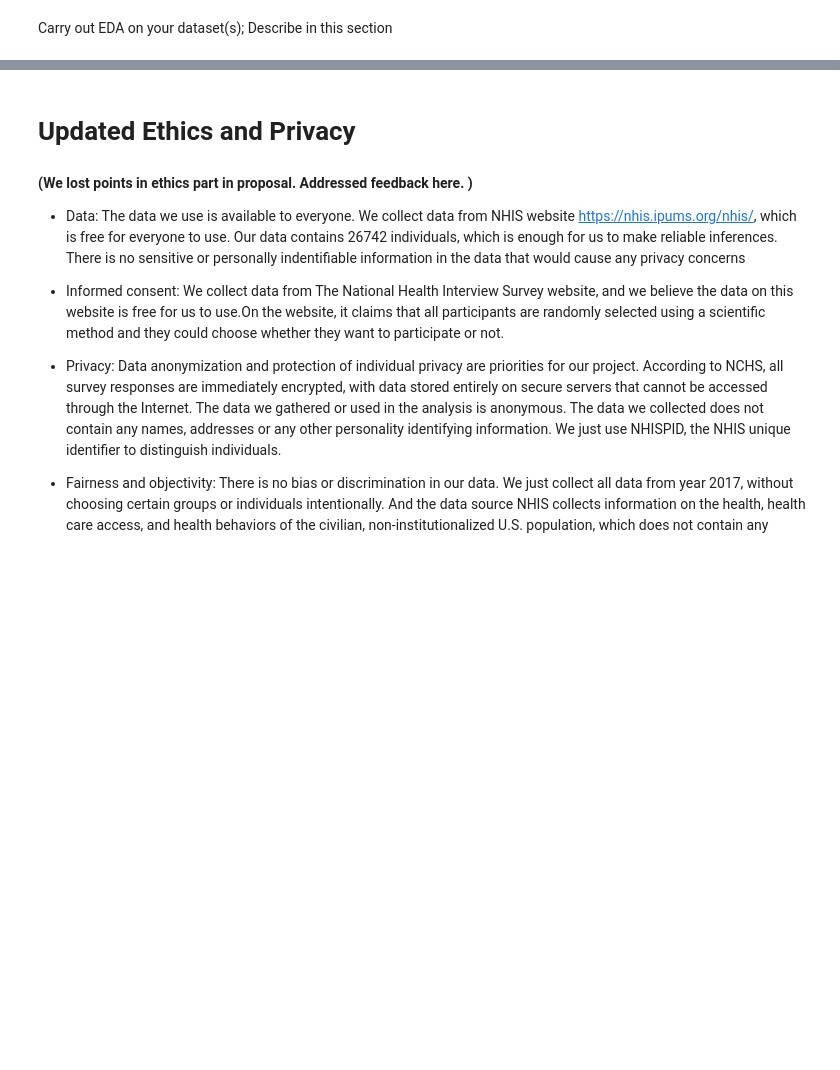
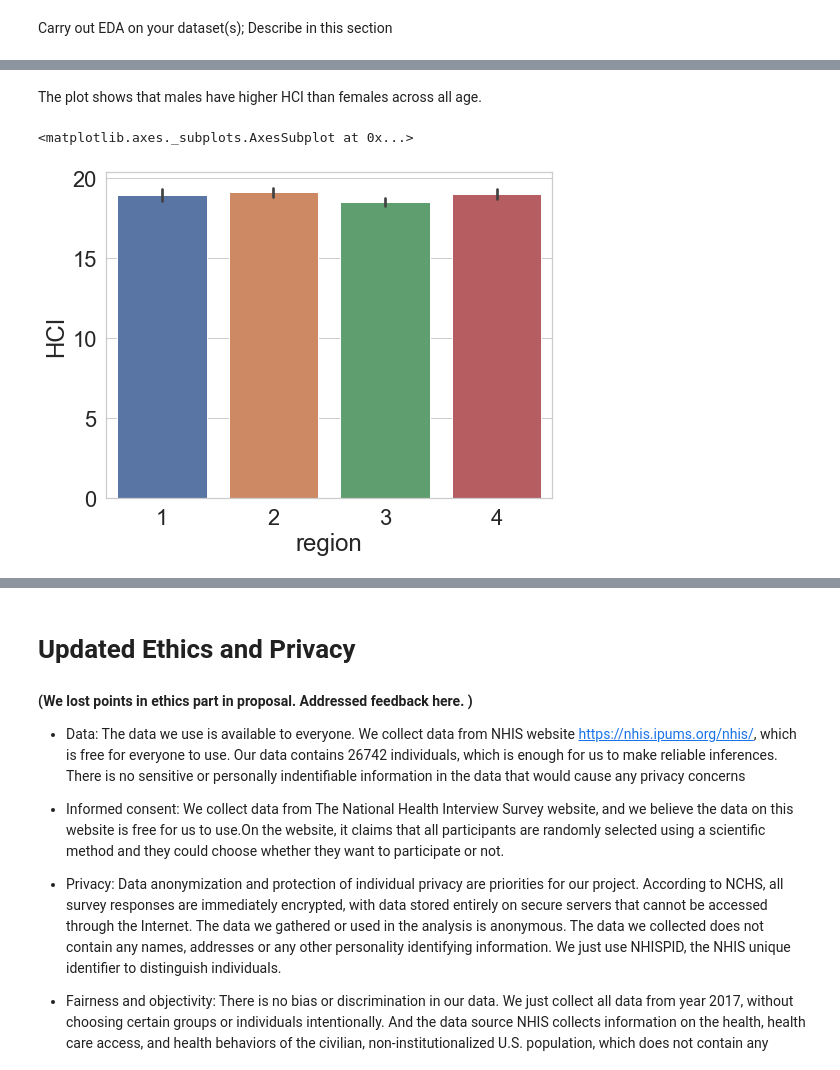
Before and after one commit to RosiePeng1/COGS108-Project, a Jupyter notebook: EDACheckpointGroup_Sp23_cogs108project.ipynb, the cells around one changed output, grey strips where cells are left out. Cells and saved outputs as stored; diff of their text form; code cells hidden in the pictures; blank space fills up the shorter version.

```diff
--- a/EDACheckpointGroup_Sp23_cogs108project.ipynb
+++ b/EDACheckpointGroup_Sp23_cogs108project.ipynb
@@ -382,0 +415,8 @@ Carry out EDA on your dataset(s); Describe in this section
+# %% [markdown]
+The plot shows that males have higher HCI than females across all age.
+# %%
+plt.figure(figsize=(8, 6))
+sns.barplot(x = "region", y= "HCI", data = data_cl)
+# %% [output]
+<matplotlib.axes._subplots.AxesSubplot at 0x...>
+[figure, added]
```
Also changed, not shown: parts of 16 cells of this notebook.
